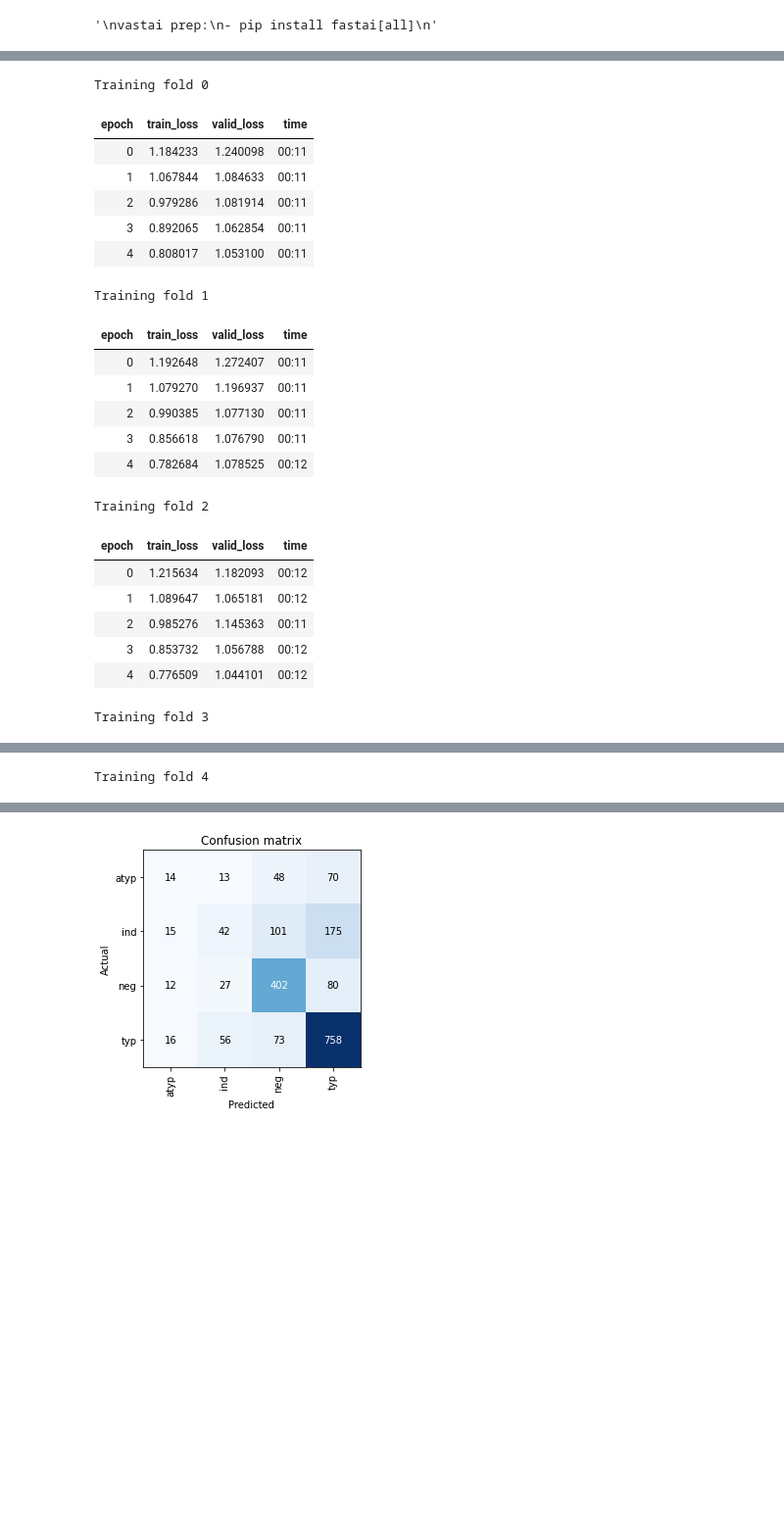
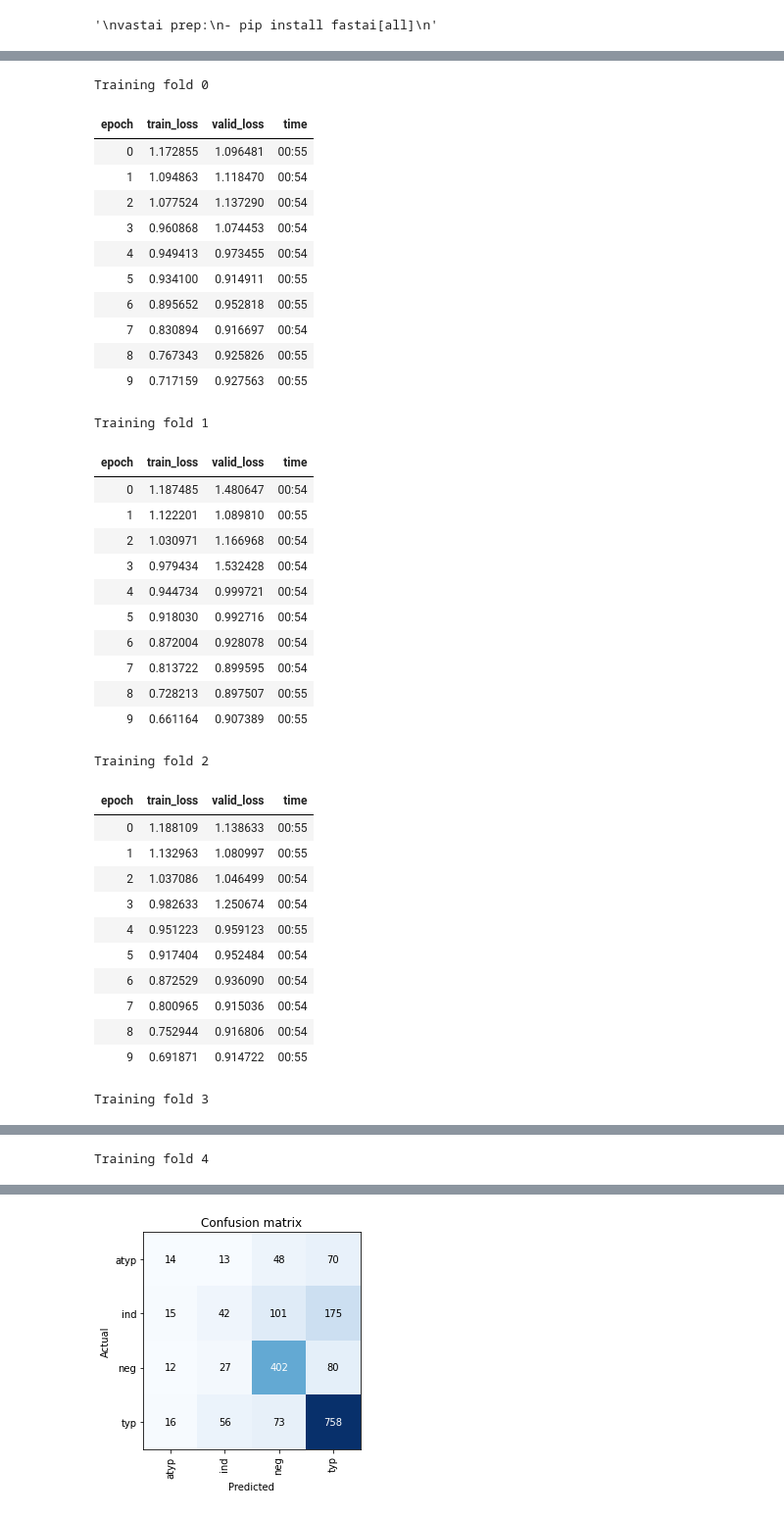
Before and after one commit to vdefont/covid_detection, a Jupyter notebook: train_class.ipynb, the cells around one changed output, grey strips where cells are left out. Shown: that part at 98% size. Drawn from its saved outputs; the diff is of its cells as text; code cells hidden in the pictures; blank space fills up the shorter version.

```diff
--- a/train_class.ipynb
+++ b/train_class.ipynb
@@ -37,3 +107,8 @@ MODEL_NAME = "resnet18"
+# %%
+IMAGE_PATH = "jpg640_5fold"
+NUM_FOLDS = 5
+IMAGE_SIZE = 640
+MODEL_NAME = "resnet34"
 # %%
 dls_folds = [
     train_class.get_dls(
@@ -73,29 +149,44 @@ for learn_fold in learn_folds:
 # %%
 for i, learn in enumerate(learn_folds):
     print(f"Training fold {i}")
-    learn.fit_one_cycle(5, 1e-4)
+    learn.fit_one_cycle(10, 3e-4)
     plt.pause(0.001)
 # %% [output]
 Training fold 0
 | epoch | train_loss | valid_loss | time |
-| 0 | 1.184233 | 1.240098 | 00:11 |
-| 1 | 1.067844 | 1.084633 | 00:11 |
-| 2 | 0.979286 | 1.081914 | 00:11 |
-| 3 | 0.892065 | 1.062854 | 00:11 |
-| 4 | 0.808017 | 1.053100 | 00:11 |
+| 0 | 1.172855 | 1.096481 | 00:55 |
+| 1 | 1.094863 | 1.118470 | 00:54 |
+| 2 | 1.077524 | 1.137290 | 00:54 |
+| 3 | 0.960868 | 1.074453 | 00:54 |
+| 4 | 0.949413 | 0.973455 | 00:54 |
+| 5 | 0.934100 | 0.914911 | 00:55 |
+| 6 | 0.895652 | 0.952818 | 00:55 |
+| 7 | 0.830894 | 0.916697 | 00:54 |
+| 8 | 0.767343 | 0.925826 | 00:55 |
+| 9 | 0.717159 | 0.927563 | 00:55 |
 Training fold 1
 | epoch | train_loss | valid_loss | time |
-| 0 | 1.192648 | 1.272407 | 00:11 |
-| 1 | 1.079270 | 1.196937 | 00:11 |
-| 2 | 0.990385 | 1.077130 | 00:11 |
-| 3 | 0.856618 | 1.076790 | 00:11 |
-| 4 | 0.782684 | 1.078525 | 00:12 |
+| 0 | 1.187485 | 1.480647 | 00:54 |
+| 1 | 1.122201 | 1.089810 | 00:55 |
+| 2 | 1.030971 | 1.166968 | 00:54 |
+| 3 | 0.979434 | 1.532428 | 00:54 |
+| 4 | 0.944734 | 0.999721 | 00:54 |
+| 5 | 0.918030 | 0.992716 | 00:54 |
+| 6 | 0.872004 | 0.928078 | 00:54 |
+| 7 | 0.813722 | 0.899595 | 00:54 |
+| 8 | 0.728213 | 0.897507 | 00:55 |
+| 9 | 0.661164 | 0.907389 | 00:55 |
 Training fold 2
 | epoch | train_loss | valid_loss | time |
-| 0 | 1.215634 | 1.182093 | 00:12 |
-| 1 | 1.089647 | 1.065181 | 00:12 |
-| 2 | 0.985276 | 1.145363 | 00:11 |
-| 3 | 0.853732 | 1.056788 | 00:12 |
-| 4 | 0.776509 | 1.044101 | 00:12 |
+| 0 | 1.188109 | 1.138633 | 00:55 |
+| 1 | 1.132963 | 1.080997 | 00:55 |
+| 2 | 1.037086 | 1.046499 | 00:54 |
+| 3 | 0.982633 | 1.250674 | 00:54 |
+| 4 | 0.951223 | 0.959123 | 00:55 |
+| 5 | 0.917404 | 0.952484 | 00:54 |
+| 6 | 0.872529 | 0.936090 | 00:54 |
+| 7 | 0.800965 | 0.915036 | 00:54 |
+| 8 | 0.752944 | 0.916806 | 00:54 |
+| 9 | 0.691871 | 0.914722 | 00:55 |
 Training fold 3
 | epoch | train_loss | valid_loss | time |
```
Also changed, not shown: parts of 30 cells of this notebook, 8 other files.
